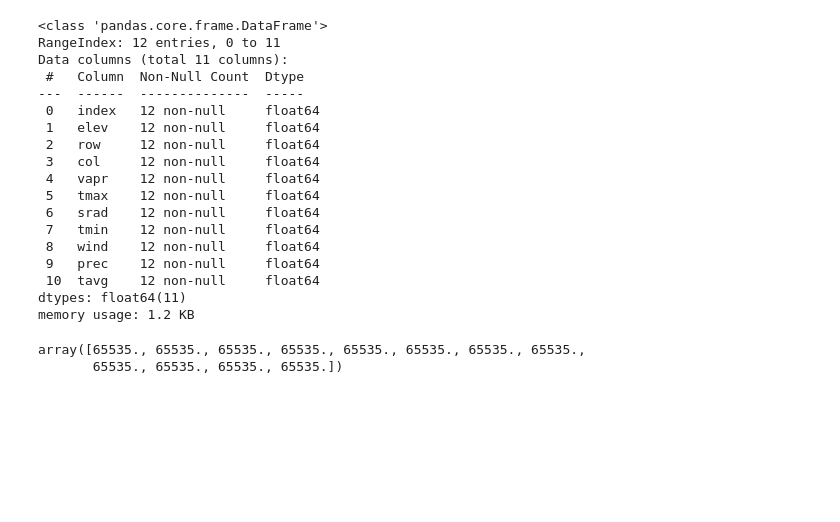
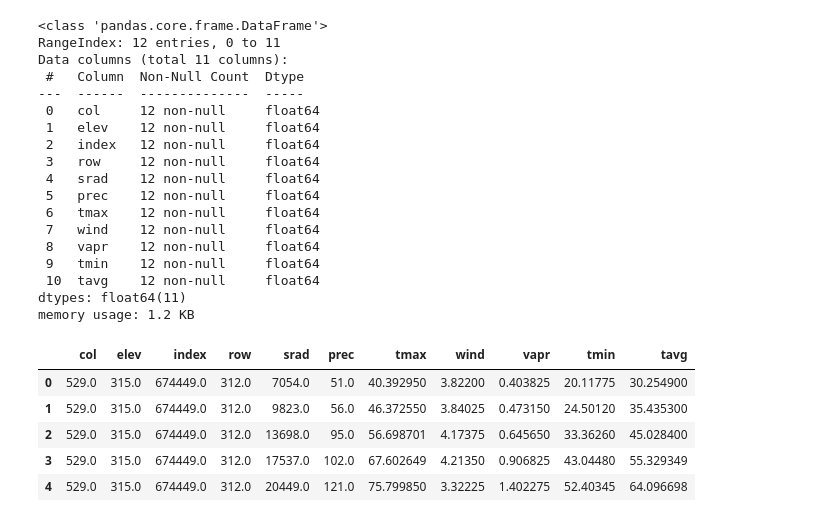
Before and after one commit to JSpencerPittman/Ecozo, a Jupyter notebook: DataExploration/WorldClim.ipynb, the cells around one changed output. Cells and saved outputs as stored; diff of their text form; code cells hidden in the pictures; blank space fills up the shorter version.

```diff
--- a/DataExploration/WorldClim.ipynb
+++ b/DataExploration/WorldClim.ipynb
@@ -20,7 +21,7 @@ with open('DataManager/defaults.yaml', 'r') as def_yaml:
 lat = defaults['latitude']
 lon = defaults['longitude']
 # %%
-wc_df = wc_api.get_dataframe(lat=0, lon=0, regional=False)
+wc_df = wc_api.get_dataframe(lat=lat, lon=lon, regional=False)
 # %%
 wc_df.info()
 # %% [output]
@@ -29,24 +30,28 @@ RangeIndex: 12 entries, 0 to 11
 Data columns (total 11 columns):
  #   Column  Non-Null Count  Dtype
 ---  ------  --------------  -----
- 0   index   12 non-null     float64
+ 0   col     12 non-null     float64
  1   elev    12 non-null     float64
- 2   row     12 non-null     float64
- 3   col     12 non-null     float64
- 4   vapr    12 non-null     float64
- 5   tmax    12 non-null     float64
- 6   srad    12 non-null     float64
- 7   tmin    12 non-null     float64
- 8   wind    12 non-null     float64
- 9   prec    12 non-null     float64
+ 2   index   12 non-null     float64
+ 3   row     12 non-null     float64
+ 4   srad    12 non-null     float64
+ 5   prec    12 non-null     float64
+ 6   tmax    12 non-null     float64
+ 7   wind    12 non-null     float64
+ 8   vapr    12 non-null     float64
+ 9   tmin    12 non-null     float64
  10  tavg    12 non-null     float64
 dtypes: float64(11)
 memory usage: 1.2 KB
 # %%
-wc_df['srad'].values
+wc_df.head()
 # %% [output]
-array([65535., 65535., 65535., 65535., 65535., 65535., 65535., 65535.,
-       65535., 65535., 65535., 65535.])
+|  | col | elev | index | row | srad | prec | tmax | wind | vapr | tmin | tavg |
+| 0 | 529.0 | 315.0 | 674449.0 | 312.0 | 7054.0 | 51.0 | 40.392950 | 3.82200 | 0.403825 | 20.11775 | 30.254900 |
+| 1 | 529.0 | 315.0 | 674449.0 | 312.0 | 9823.0 | 56.0 | 46.372550 | 3.84025 | 0.473150 | 24.50120 | 35.435300 |
+| 2 | 529.0 | 315.0 | 674449.0 | 312.0 | 13698.0 | 95.0 | 56.698701 | 4.17375 | 0.645650 | 33.36260 | 45.028400 |
+| 3 | 529.0 | 315.0 | 674449.0 | 312.0 | 17537.0 | 102.0 | 67.602649 | 4.21350 | 0.906825 | 43.04480 | 55.329349 |
+| 4 | 529.0 | 315.0 | 674449.0 | 312.0 | 20449.0 | 121.0 | 75.799850 | 3.32225 | 1.402275 | 52.40345 | 64.096698 |
 # %%
 x_monthly = np.arange(1,13)
 # %%
```
Also changed, not shown: parts of 6 cells of this notebook, 11 other files.
